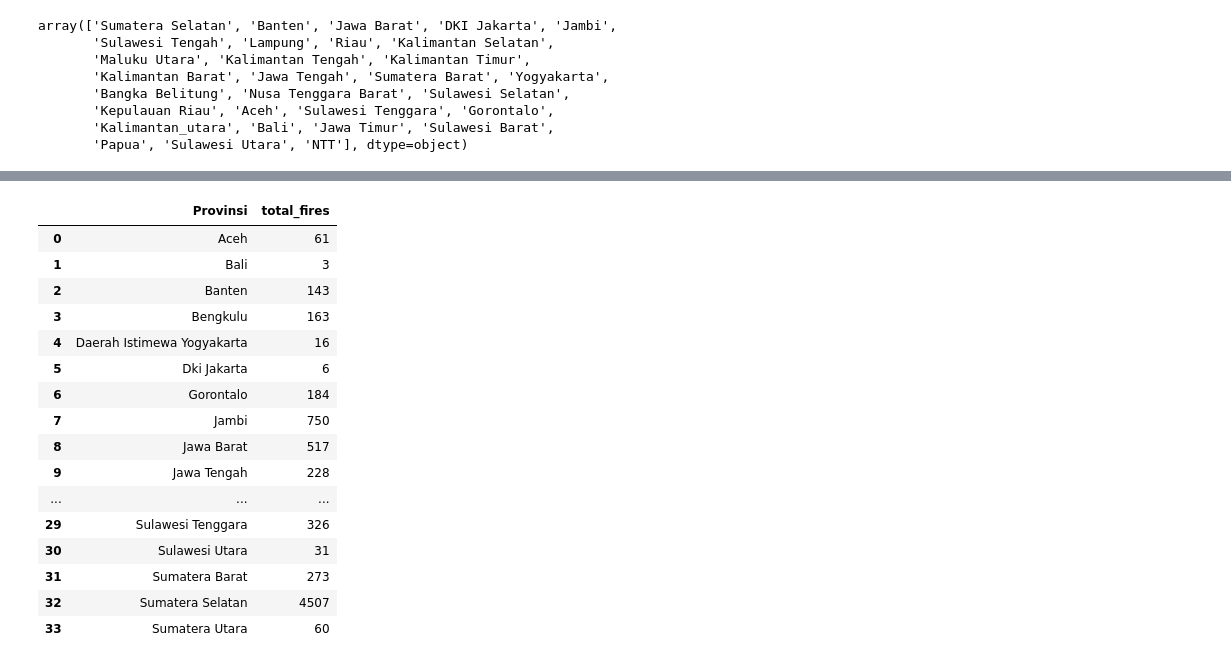
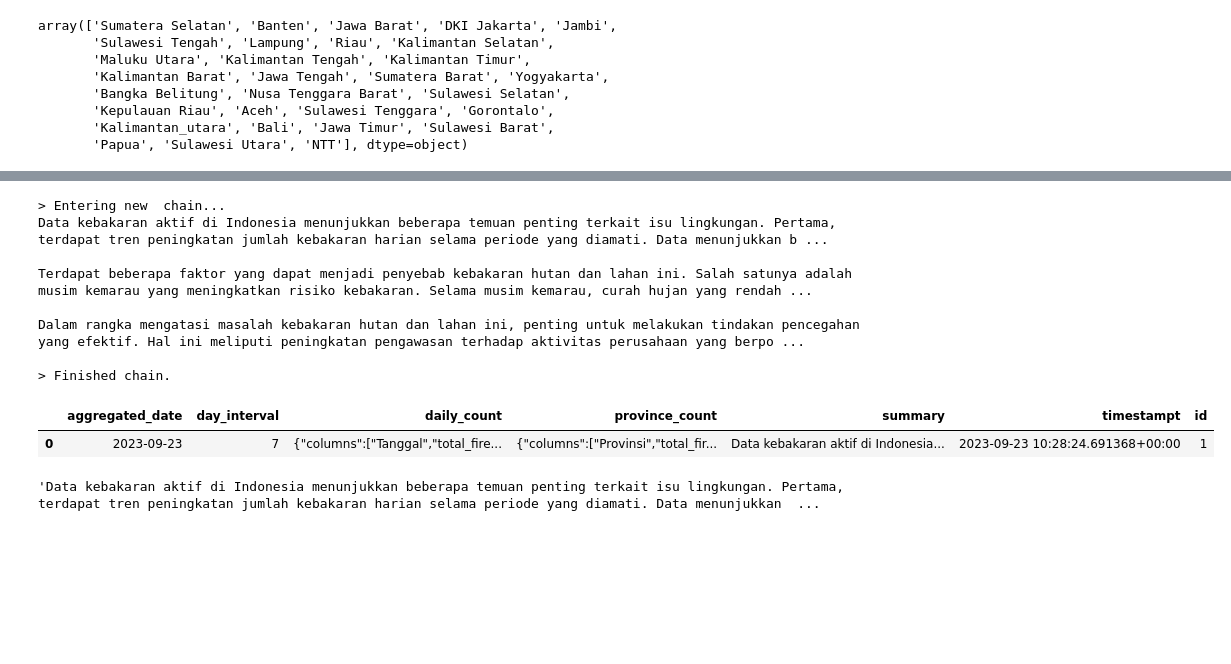
Before and after one commit to datawithalvin/integrated-active-fires, a Jupyter notebook: notebooks/build-components.ipynb, the cells around one changed output, grey strips where cells are left out. Cells and saved outputs as stored; diff of their text form; code cells hidden in the pictures; blank space fills up the shorter version.

```diff
--- a/notebooks/build-components.ipynb
+++ b/notebooks/build-components.ipynb
@@ -313,24 +283,0 @@ grouped.to_json("../data/viirs-json-sample.json", date_format='iso', orient='spl
-# %%
-grouped_prov = df_viirs.groupby(["Provinsi"]).agg(
-    total_fires = ("Fire Radiative Power", "count")).reset_index()
-
-# grouped_prov["Tanggal"] = grouped_prov["Tanggal"].dt.strftime('%Y-%m-%d')
-grouped_prov
-# %% [output]
-|  | Provinsi | total_fires |
-| 0 | Aceh | 61 |
-| 1 | Bali | 3 |
-| 2 | Banten | 143 |
-| 3 | Bengkulu | 163 |
-| 4 | Daerah Istimewa Yogyakarta | 16 |
-| 5 | Dki Jakarta | 6 |
-| 6 | Gorontalo | 184 |
-| 7 | Jambi | 750 |
-| 8 | Jawa Barat | 517 |
-| 9 | Jawa Tengah | 228 |
-| ... | ... | ... |
-| 29 | Sulawesi Tenggara | 326 |
-| 30 | Sulawesi Utara | 31 |
-| 31 | Sumatera Barat | 273 |
-| 32 | Sumatera Selatan | 4507 |
-| 33 | Sumatera Utara | 60 |
@@ -338,0 +289,52 @@ grouped_prov.to_json("../data/viirs-json-sample-prov.json", date_format='iso', o
+# %%
+def get_summary_event(data, api_key):
+    llm = ChatOpenAI(
+        model="gpt-3.5-turbo-0613",
+        temperature=0.25,
+        openai_api_key=api_key
+        )
+
+    agent = create_pandas_dataframe_agent(
+        llm,
+        data,
+        verbose=True,
+        agent_type=AgentType.OPENAI_FUNCTIONS
+        )
+
+
+    response = agent(
+        """
+        As a senior Business Intelligence analyst specializing in environmental concerns, analyze the daily_count and province_count columns from the Indonesia active fire dataframe.
+        Provide a comprehensive environmental analysis, considering key trends and potential causes such as Indonesia's dry season (based on the dates), the role of major corporations, or government policies.
+        Present your findings in Bahasa Indonesia using a casual, empathetic tone. The analysis should be presented in two medium-length paragraphs, and be sure to critically address possible reasons for these fires.
+        example:
+        Data terbaru titik api di Indonesia, terdeteksi oleh satelit S-NPP dari 11-17 September 2023, menyoroti tren kebakaran yang memprihatinkan. Pada 15 dan 16 September, tercatat lonjakan signifikan titik api sebanyak 5.275 dan 5.400, mengindikasikan potensi kebakaran hutan dan lahan di beberapa wilayah. Ini bertepatan dengan musim kemarau, meningkatkan potensi risiko kebakaran. Tiga provinsi dengan titik api tertinggi adalah Sumatera Selatan, Nusa Tenggara Timur, dan Papua dengan total 4.507, 4.089, dan 1.748 titik. Kondisi ini menegaskan perlunya intervensi dan optimalisasi pengelolaan kebakaran.
+        Beberapa faktor penyebab, antara lain musim kemarau, praktek pembukaan lahan oleh korporasi tanpa tanggung jawab, dan kebijakan pengelolaan hutan dan lahan yang belum optimal dapat mempengaruhi frekuensi kebakaran hutan dan lahan. Untuk menanggulangi hal ini, tindakan pencegahan yang efektif harus diterapkan, termasuk pengawasan ketat aktivitas berisiko, penegakan hukum terhadap pembakaran ilegal, serta edukasi masyarakat dan korporasi tentang pentingnya konservasi. Kebijakan pemerintah dari tingkat daerah ke tingkat pusat yang mendukung pengelolaan hutan berkelanjutan juga esensial demi menjaga kelestarian ekosistem di Indonesia.
+        """
+        )
+
+    data["summary"] = response["output"]
+
+    return data
+# %%
+openai_key = config.get("OPENAI_KEY")
+summary2 = get_summary_event(summary2, openai_key)
+
+summary2
+# %% [output]
+> Entering new  chain...
+Data kebakaran aktif di Indonesia menunjukkan beberapa temuan penting terkait isu lingkungan. Pertama, terdapat tren peningkatan jumlah kebakaran harian selama periode yang diamati. Data menunjukkan b ...
+
+Terdapat beberapa faktor yang dapat menjadi penyebab kebakaran hutan dan lahan ini. Salah satunya adalah musim kemarau yang meningkatkan risiko kebakaran. Selama musim kemarau, curah hujan yang rendah ...
+
+Dalam rangka mengatasi masalah kebakaran hutan dan lahan ini, penting untuk melakukan tindakan pencegahan yang efektif. Hal ini meliputi peningkatan pengawasan terhadap aktivitas perusahaan yang berpo ...
+
+> Finished chain.
+|  | aggregated_date | day_interval | daily_count | province_count | summary | timestampt | id |
+| 0 | 2023-09-23 | 7 | {"columns":["Tanggal","total_fire... | {"columns":["Provinsi","total_fir... | Data kebakaran aktif di Indonesia... | 2023-09-23 10:28:24.691368+00:00 | 1 |
+# %%
+text = summary2["summary"][0]
+
+text
+# %% [output]
+'Data kebakaran aktif di Indonesia menunjukkan beberapa temuan penting terkait isu lingkungan. Pertama, terdapat tren peningkatan jumlah kebakaran harian selama periode yang diamati. Data menunjukkan  ...
```
Also changed, not shown: parts of 9 cells of this notebook, 10 other files.
